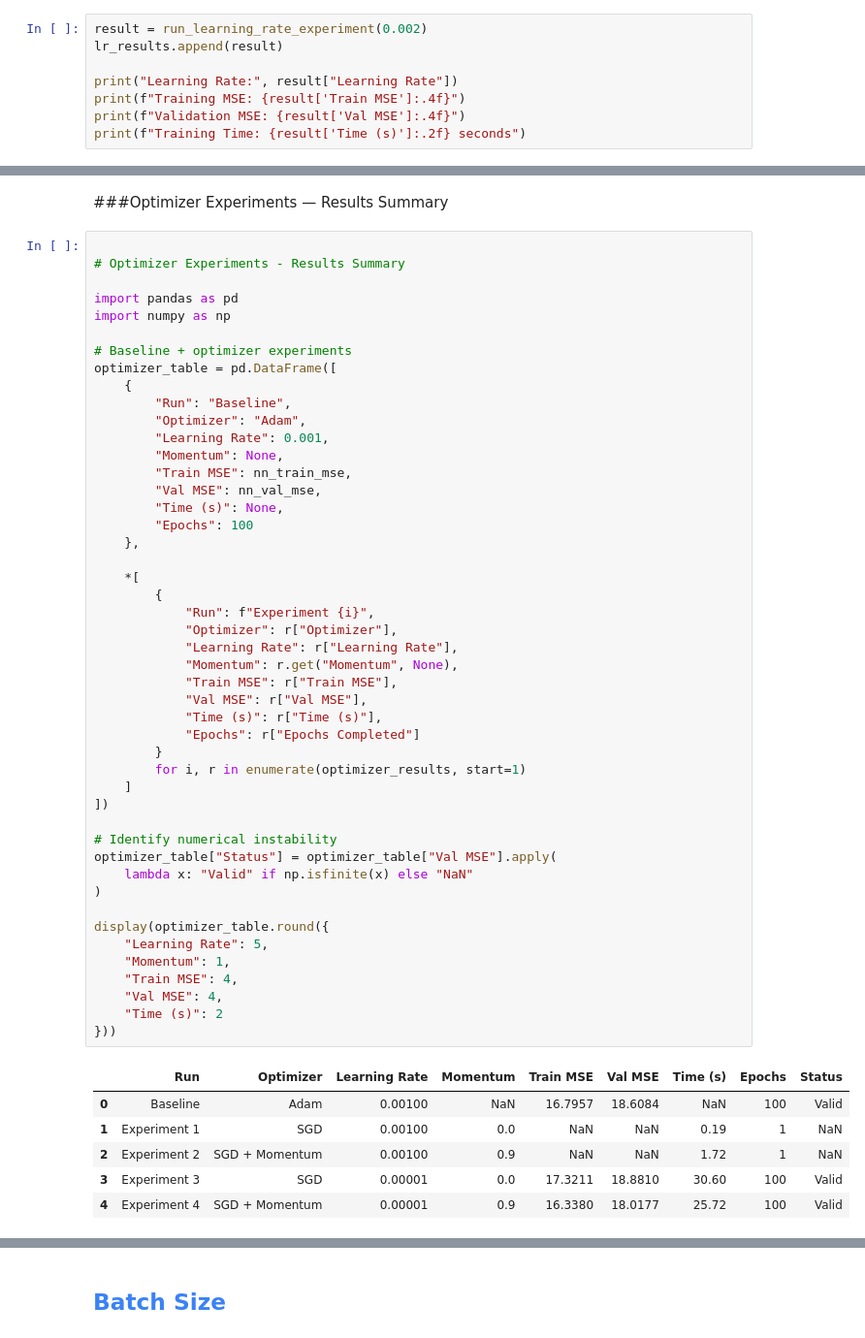
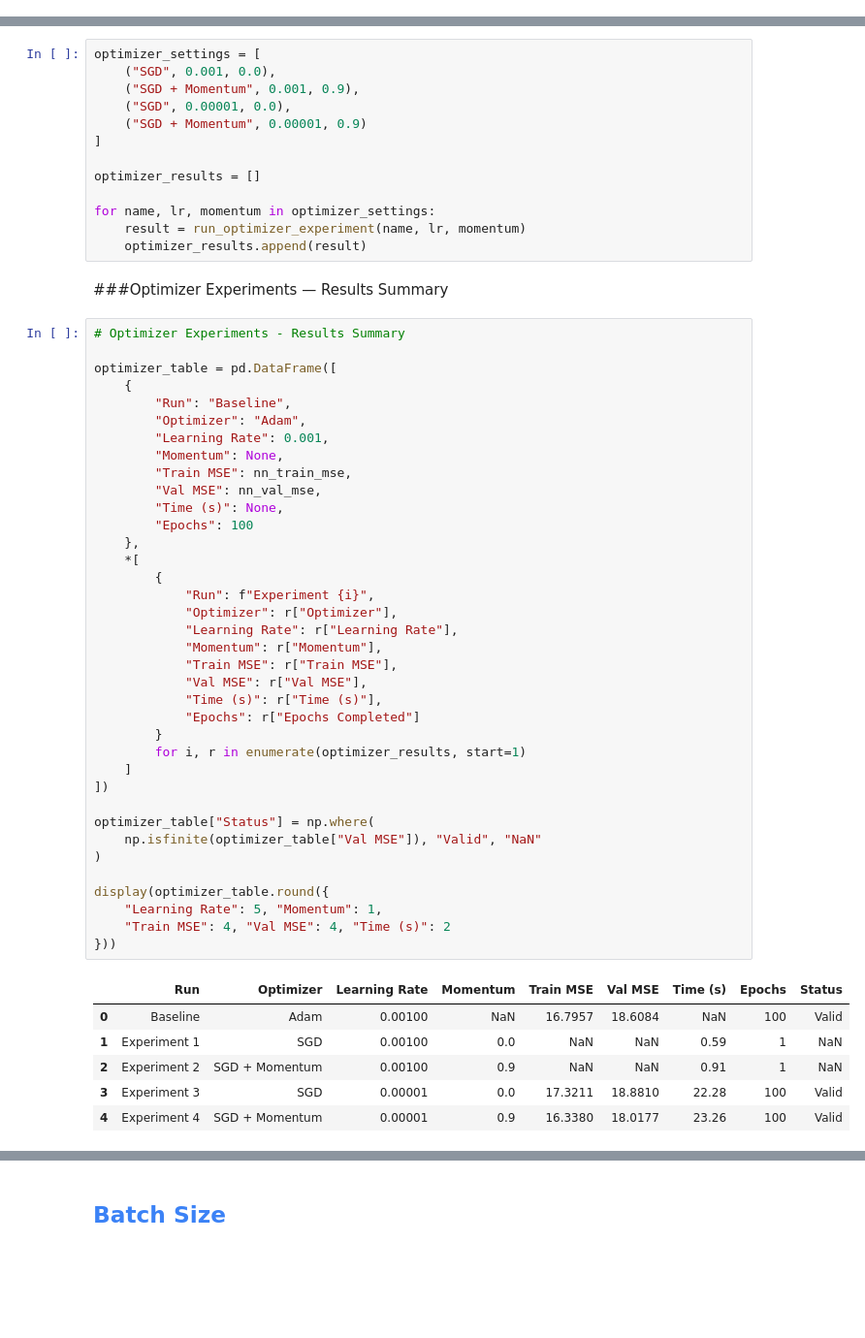
Before and after one commit to DOHA-BASEM3/DS330-Deep-Learning-Project, a Jupyter notebook: CCPP(new).ipynb, the cells around one changed output, grey strips where cells are left out. Shown at 97% size. Saved outputs shown, nothing was run; the diff lists cells and outputs as text; blank space fills up the shorter version.

```diff
--- a/CCPP(new).ipynb
+++ b/CCPP(new).ipynb
@@ -476,8 +517,0 @@ Training Time: 34.78 seconds
-# %%
-result = run_learning_rate_experiment(0.002)
-lr_results.append(result)
-
-print("Learning Rate:", result["Learning Rate"])
-print(f"Training MSE: {result['Train MSE']:.4f}")
-print(f"Validation MSE: {result['Val MSE']:.4f}")
-print(f"Training Time: {result['Time (s)']:.2f} seconds")
@@ -759,56 +667,59 @@ Epochs Completed: 100
+# %%
+optimizer_settings = [
+    ("SGD", 0.001, 0.0),
+    ("SGD + Momentum", 0.001, 0.9),
+    ("SGD", 0.00001, 0.0),
+    ("SGD + Momentum", 0.00001, 0.9)
+]
+
+optimizer_results = []
+
+for name, lr, momentum in optimizer_settings:
+    result = run_optimizer_experiment(name, lr, momentum)
+    optimizer_results.append(result)
 # %% [markdown]
 ###Optimizer Experiments — Results Summary
 # %%
-
 # Optimizer Experiments - Results Summary
 
-import pandas as pd
-import numpy as np
-
-# Baseline + optimizer experiments
 optimizer_table = pd.DataFrame([
     {
         "Run": "Baseline",
         "Optimizer": "Adam",
         "Learning Rate": 0.001,
         "Momentum": None,
         "Train MSE": nn_train_mse,
         "Val MSE": nn_val_mse,
         "Time (s)": None,
         "Epochs": 100
     },
-
     *[
         {
             "Run": f"Experiment {i}",
             "Optimizer": r["Optimizer"],
             "Learning Rate": r["Learning Rate"],
-            "Momentum": r.get("Momentum", None),
+            "Momentum": r["Momentum"],
             "Train MSE": r["Train MSE"],
             "Val MSE": r["Val MSE"],
             "Time (s)": r["Time (s)"],
             "Epochs": r["Epochs Completed"]
         }
         for i, r in enumerate(optimizer_results, start=1)
     ]
 ])
 
-# Identify numerical instability
-optimizer_table["Status"] = optimizer_table["Val MSE"].apply(
-    lambda x: "Valid" if np.isfinite(x) else "NaN"
+optimizer_table["Status"] = np.where(
+    np.isfinite(optimizer_table["Val MSE"]), "Valid", "NaN"
 )
 
 display(optimizer_table.round({
-    "Learning Rate": 5,
-    "Momentum": 1,
-    "Train MSE": 4,
-    "Val MSE": 4,
-    "Time (s)": 2
+    "Learning Rate": 5, "Momentum": 1,
+    "Train MSE": 4, "Val MSE": 4, "Time (s)": 2
 }))
 # %% [output]
 |  | Run | Optimizer | Learning Rate | Momentum | Train MSE | Val MSE | Time (s) | Epochs | Status |
 | 0 | Baseline | Adam | 0.00100 | NaN | 16.7957 | 18.6084 | NaN | 100 | Valid |
-| 1 | Experiment 1 | SGD | 0.00100 | 0.0 | NaN | NaN | 0.19 | 1 | NaN |
-| 2 | Experiment 2 | SGD + Momentum | 0.00100 | 0.9 | NaN | NaN | 1.72 | 1 | NaN |
-| 3 | Experiment 3 | SGD | 0.00001 | 0.0 | 17.3211 | 18.8810 | 30.60 | 100 | Valid |
-| 4 | Experiment 4 | SGD + Momentum | 0.00001 | 0.9 | 16.3380 | 18.0177 | 25.72 | 100 | Valid |
+| 1 | Experiment 1 | SGD | 0.00100 | 0.0 | NaN | NaN | 0.59 | 1 | NaN |
+| 2 | Experiment 2 | SGD + Momentum | 0.00100 | 0.9 | NaN | NaN | 0.91 | 1 | NaN |
+| 3 | Experiment 3 | SGD | 0.00001 | 0.0 | 17.3211 | 18.8810 | 22.28 | 100 | Valid |
+| 4 | Experiment 4 | SGD + Momentum | 0.00001 | 0.9 | 16.3380 | 18.0177 | 23.26 | 100 | Valid |
```
Also changed, not shown: parts of 90 cells of this notebook.
